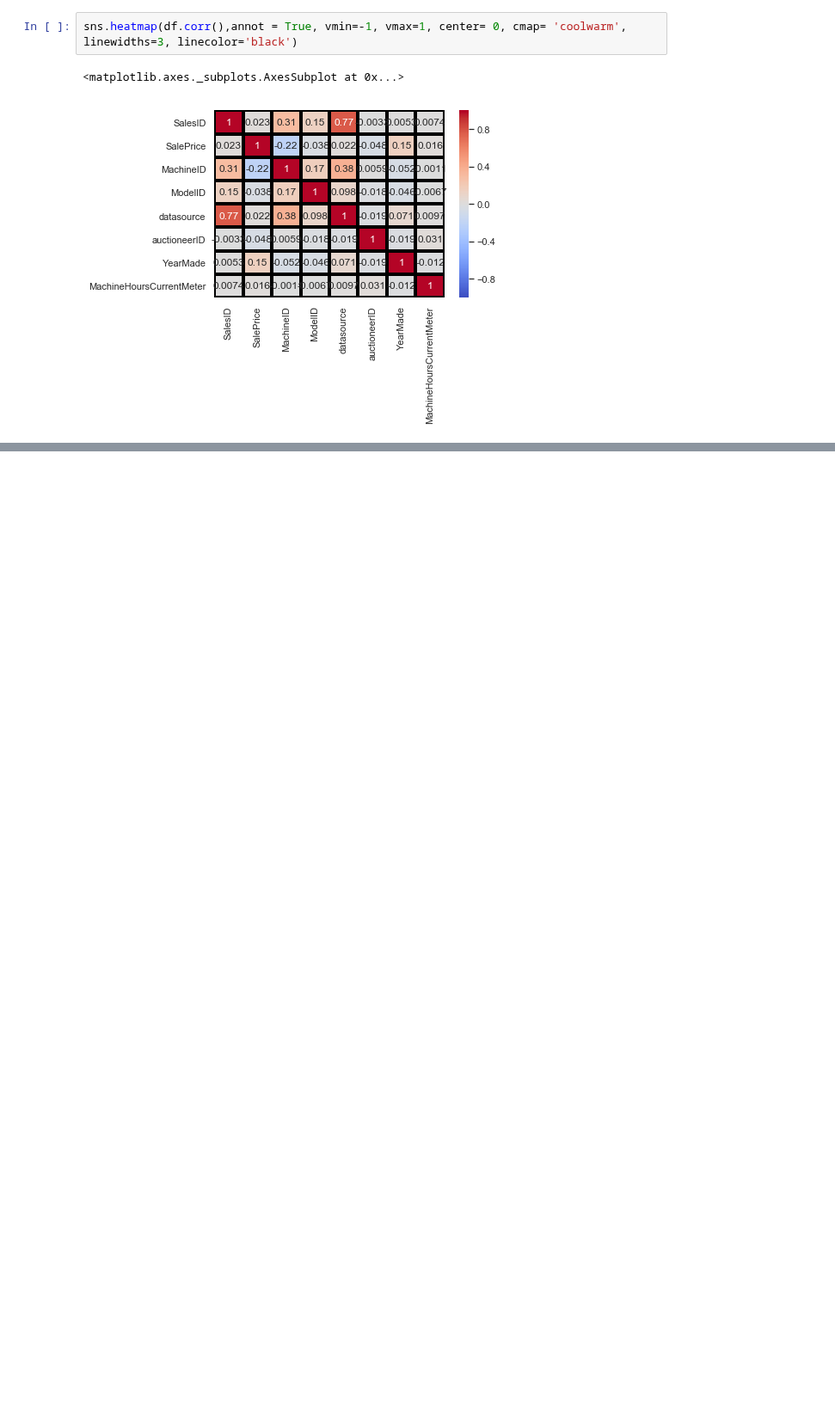
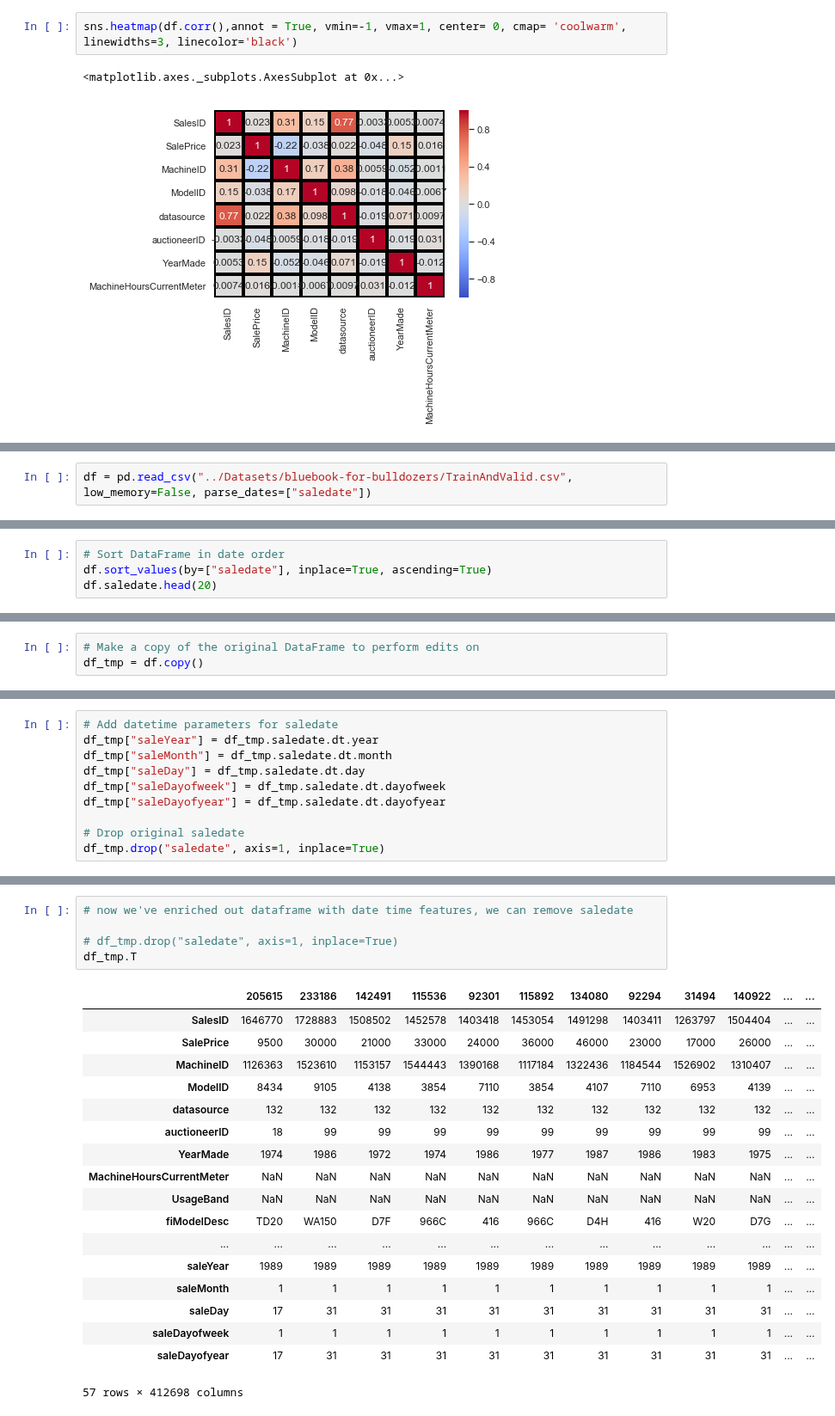
Before and after one commit to Andre-Williams22/Data-Science-ML-Courses, a Jupyter notebook: machine-learning-zero-mastery/structured-data-projects/end-to-end-bluebook-bulldozer-price-regression.ipynb, the cells around one changed output, grey strips where cells are left out. Shown at 86% size. Cells and saved outputs as stored; diff of their text form; blank space fills up the shorter version.

Commit message:
starts building on ml model for time series analysis price prediction

```diff
--- a/machine-learning-zero-mastery/structured-data-projects/end-to-end-bluebook-bulldozer-price-regression.ipynb
+++ b/machine-learning-zero-mastery/structured-data-projects/end-to-end-bluebook-bulldozer-price-regression.ipynb
@@ -149,0 +129,2 @@ sns.heatmap(df.corr(),annot = True, vmin=-1, vmax=1, center= 0, cmap= 'coolwarm'
+# %%
+df = pd.read_csv("../Datasets/bluebook-for-bulldozers/TrainAndValid.csv", low_memory=False, parse_dates=["saledate"])
@@ -149,0 +151,4 @@ sns.heatmap(df.corr(),annot = True, vmin=-1, vmax=1, center= 0, cmap= 'coolwarm'
+# %%
+# Sort DataFrame in date order
+df.sort_values(by=["saledate"], inplace=True, ascending=True)
+df.saledate.head(20)
@@ -149,0 +191,3 @@ sns.heatmap(df.corr(),annot = True, vmin=-1, vmax=1, center= 0, cmap= 'coolwarm'
+# %%
+# Make a copy of the original DataFrame to perform edits on
+df_tmp = df.copy()
@@ -149,0 +217,10 @@ sns.heatmap(df.corr(),annot = True, vmin=-1, vmax=1, center= 0, cmap= 'coolwarm'
+# %%
+# Add datetime parameters for saledate
+df_tmp["saleYear"] = df_tmp.saledate.dt.year
+df_tmp["saleMonth"] = df_tmp.saledate.dt.month
+df_tmp["saleDay"] = df_tmp.saledate.dt.day
+df_tmp["saleDayofweek"] = df_tmp.saledate.dt.dayofweek
+df_tmp["saleDayofyear"] = df_tmp.saledate.dt.dayofyear
+
+# Drop original saledate
+df_tmp.drop("saledate", axis=1, inplace=True)
@@ -149,0 +251,24 @@ sns.heatmap(df.corr(),annot = True, vmin=-1, vmax=1, center= 0, cmap= 'coolwarm'
+# %%
+# now we've enriched out dataframe with date time features, we can remove saledate
+
+# df_tmp.drop("saledate", axis=1, inplace=True)
+df_tmp.T
+# %% [output]
+|  | 205615 | 233186 | 142491 | 115536 | 92301 | 115892 | 134080 | 92294 | 31494 | 140922 | ... | ... |
+| SalesID | 1646770 | 1728883 | 1508502 | 1452578 | 1403418 | 1453054 | 1491298 | 1403411 | 1263797 | 1504404 | ... | ... |
+| SalePrice | 9500 | 30000 | 21000 | 33000 | 24000 | 36000 | 46000 | 23000 | 17000 | 26000 | ... | ... |
+| MachineID | 1126363 | 1523610 | 1153157 | 1544443 | 1390168 | 1117184 | 1322436 | 1184544 | 1526902 | 1310407 | ... | ... |
+| ModelID | 8434 | 9105 | 4138 | 3854 | 7110 | 3854 | 4107 | 7110 | 6953 | 4139 | ... | ... |
+| datasource | 132 | 132 | 132 | 132 | 132 | 132 | 132 | 132 | 132 | 132 | ... | ... |
+| auctioneerID | 18 | 99 | 99 | 99 | 99 | 99 | 99 | 99 | 99 | 99 | ... | ... |
+| YearMade | 1974 | 1986 | 1972 | 1974 | 1986 | 1977 | 1987 | 1986 | 1983 | 1975 | ... | ... |
+| MachineHoursCurrentMeter | NaN | NaN | NaN | NaN | NaN | NaN | NaN | NaN | NaN | NaN | ... | ... |
+| UsageBand | NaN | NaN | NaN | NaN | NaN | NaN | NaN | NaN | NaN | NaN | ... | ... |
+| fiModelDesc | TD20 | WA150 | D7F | 966C | 416 | 966C | D4H | 416 | W20 | D7G | ... | ... |
+| ... | ... | ... | ... | ... | ... | ... | ... | ... | ... | ... | ... | ... |
+| saleYear | 1989 | 1989 | 1989 | 1989 | 1989 | 1989 | 1989 | 1989 | 1989 | 1989 | ... | ... |
+| saleMonth | 1 | 1 | 1 | 1 | 1 | 1 | 1 | 1 | 1 | 1 | ... | ... |
+| saleDay | 17 | 31 | 31 | 31 | 31 | 31 | 31 | 31 | 31 | 31 | ... | ... |
+| saleDayofweek | 1 | 1 | 1 | 1 | 1 | 1 | 1 | 1 | 1 | 1 | ... | ... |
+| saleDayofyear | 17 | 31 | 31 | 31 | 31 | 31 | 31 | 31 | 31 | 31 | ... | ... |
+57 rows × 412698 columns
```
Also changed, not shown: parts of 54 cells of this notebook, 13 other files.
